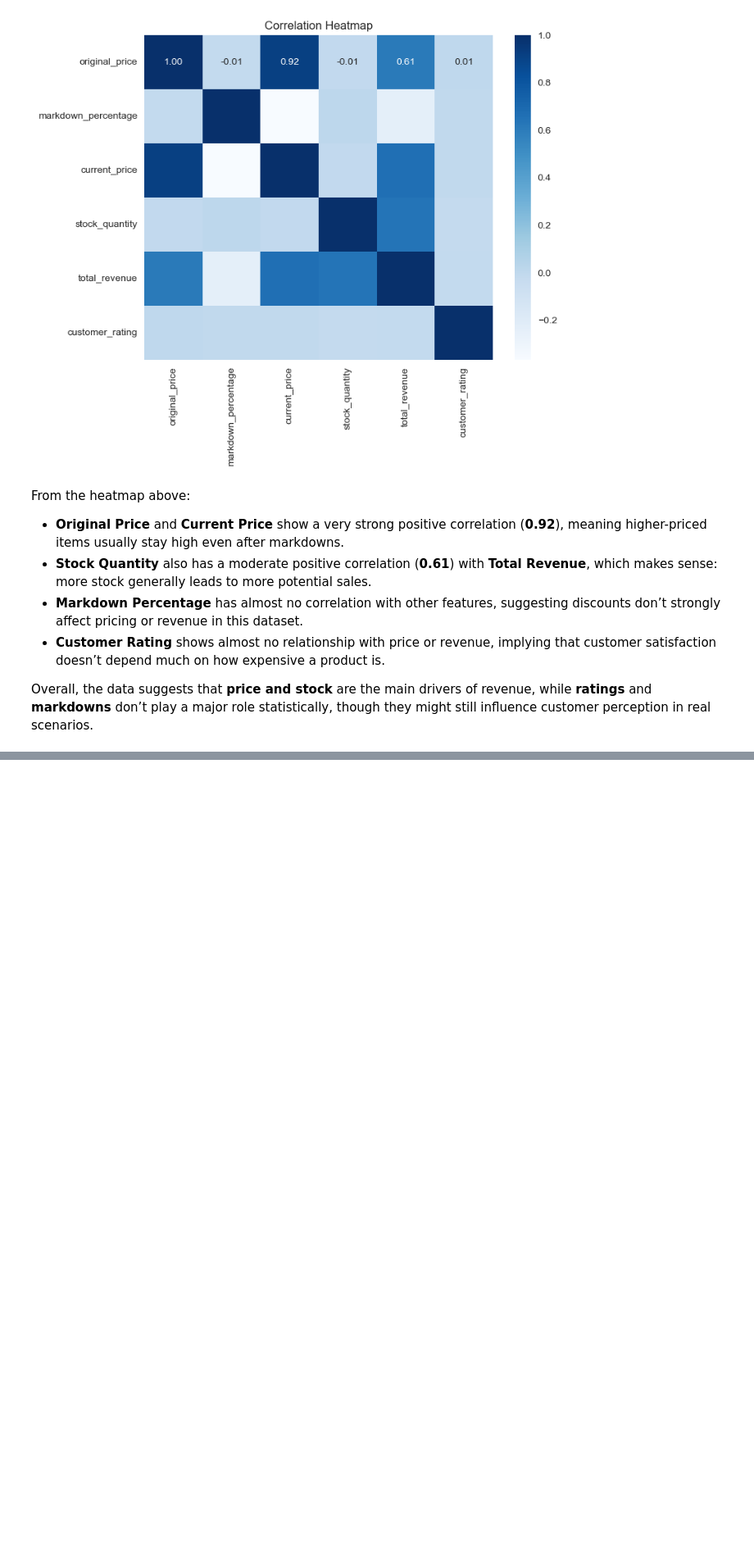
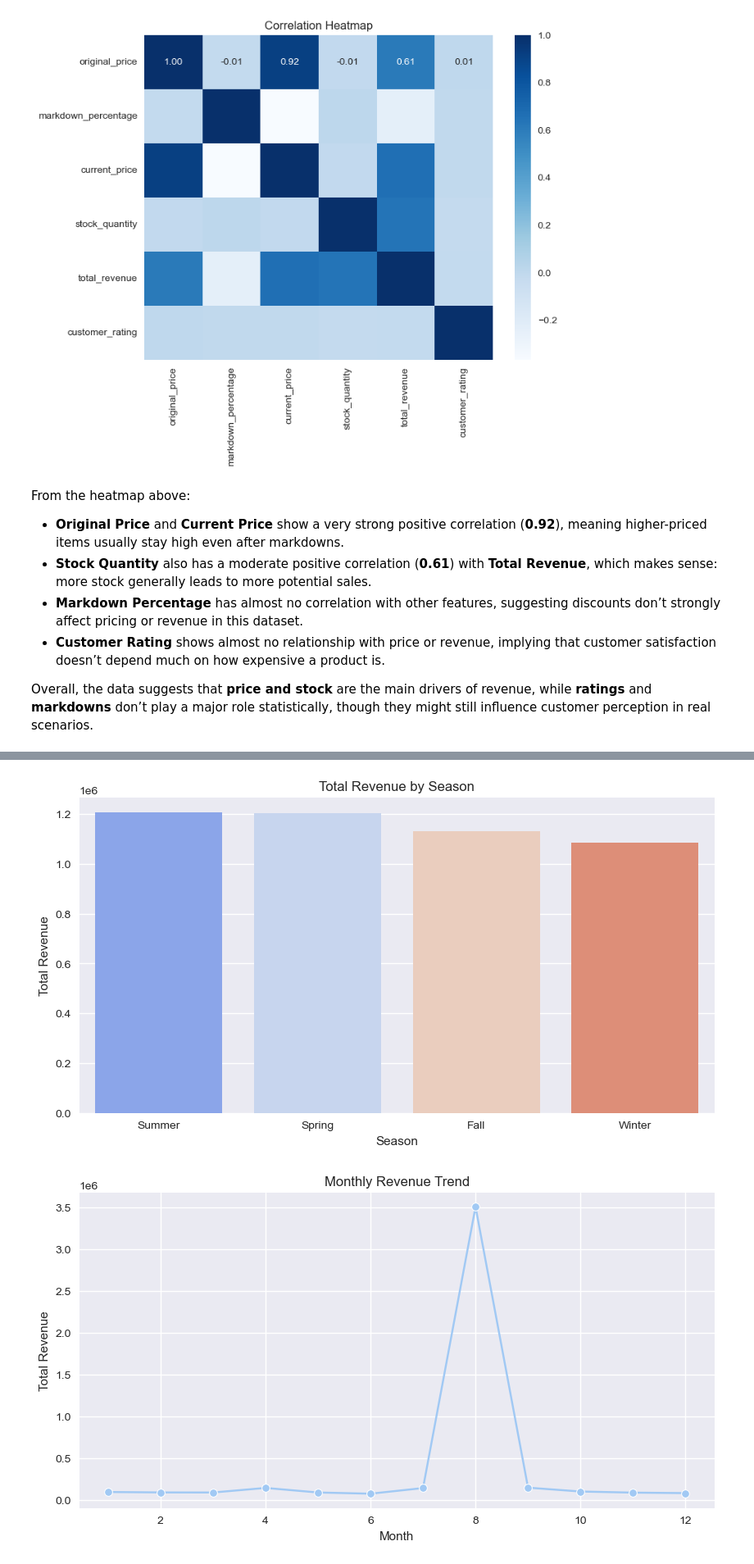
Before and after one commit to Babraakinyi/Apparel-Sales-Forecasting, a Jupyter notebook: notebook/Apparel Sales Forecasting.ipynb, the cells around one changed output, grey strips where cells are left out. Shown at 82% size. Saved outputs shown, nothing was run; the diff lists cells and outputs as text; code cells hidden in the pictures; blank space fills up the shorter version.

Commit message:
Added data analysis & insights phase with visualizations

```diff
--- a/notebook/Apparel Sales Forecasting.ipynb
+++ b/notebook/Apparel Sales Forecasting.ipynb
@@ -409,0 +415,24 @@ Overall, the data suggests that **price and stock** are the main drivers of reve
+# %%
+# Average and total revenue by season
+season_revenue = df.groupby('season')['total_revenue'].agg(['mean', 'sum']).sort_values(by='sum', ascending=False)
+season_revenue
+
+# Visualization
+plt.figure(figsize=(10,5))
+sns.barplot(x=season_revenue.index, y=season_revenue['sum'], palette='coolwarm')
+plt.title('Total Revenue by Season')
+plt.ylabel('Total Revenue')
+plt.xlabel('Season')
+plt.show()
+
+# Monthly revenue trend
+monthly_revenue = df.groupby('month')['total_revenue'].sum()
+plt.figure(figsize=(10,5))
+sns.lineplot(x=monthly_revenue.index, y=monthly_revenue.values, marker='o')
+plt.title('Monthly Revenue Trend')
+plt.xlabel('Month')
+plt.ylabel('Total Revenue')
+plt.show()
+# %% [output]
+[figure, added]
+[figure, added]
```
Also changed, not shown: parts of 17 cells of this notebook, 1 other file.
